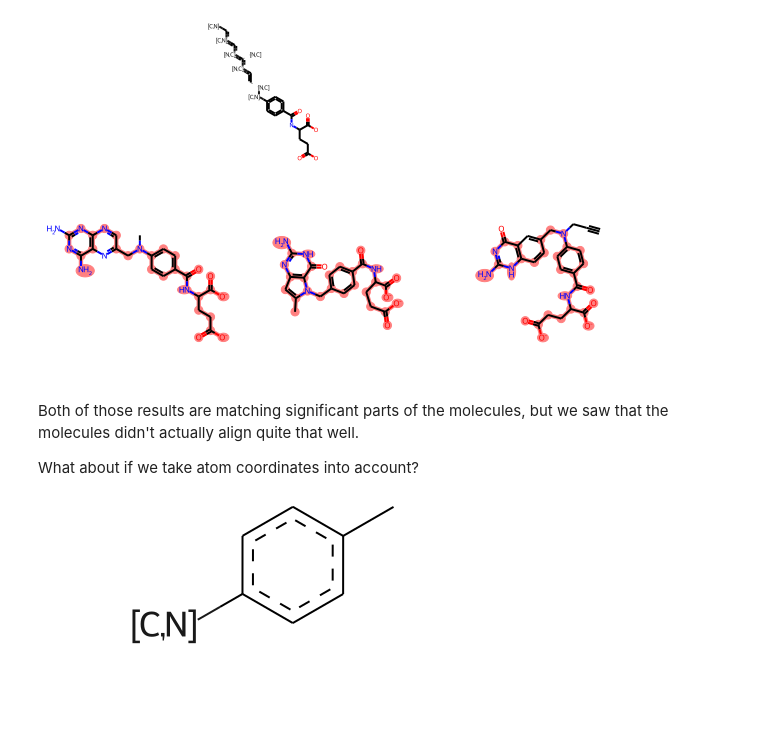
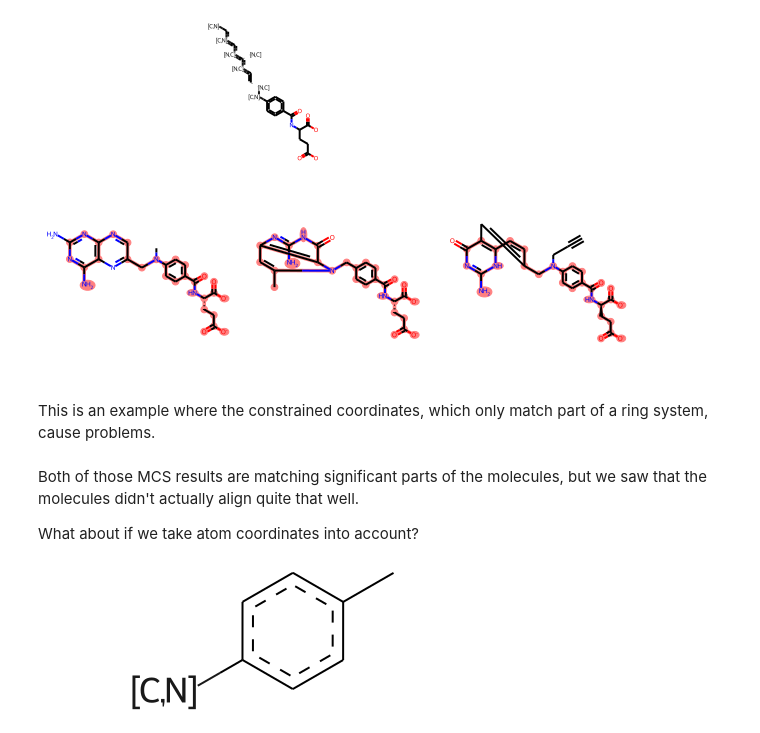
Before and after one commit to greglandrum/rdkit_blog, a Jupyter notebook: notebooks/3D MCS.ipynb, the cells around one changed output. Saved outputs shown, nothing was run; the diff lists cells and outputs as text; code cells hidden in the pictures; blank space fills up the shorter version.

```diff
--- a/notebooks/3D MCS.ipynb
+++ b/notebooks/3D MCS.ipynb
@@ -121,17 +127,22 @@ qry
 # %%
 matches = [x.GetSubstructMatch(qry) for x in ms2d]
 
 conf = Chem.Conformer(qry.GetNumAtoms())
 for i,mi in enumerate(matches[0]):
     conf.SetAtomPosition(i,ms2d[0].GetConformer().GetAtomPosition(mi))
 qry.AddConformer(conf)
+rdDepictor.SetPreferCoordGen(False) # coordgen doesn't always obey the scaffold, so switch to the RDKit coordinates
 for m in ms2d:
     rdDepictor.GenerateDepictionMatching2DStructure(m,qry)
+rdDepictor.SetPreferCoordGen(True)
+
 Draw.MolsToGridImage(ms2d,highlightAtomLists=matches)
 # %% [output]
-[figure, old version]
+[figure, new version]
+# %% [markdown]
+This is an example where the constrained coordinates, which only match part of a ring system, cause problems.
 # %% [markdown]
-Both of those results are matching significant parts of the molecules, but we saw that the molecules didn't actually align quite that well.
+Both of those MCS results are matching significant parts of the molecules, but we saw that the molecules didn't actually align quite that well.
 
 What about if we take atom coordinates into account?
 # %%
```
Also changed, not shown: parts of 13 cells of this notebook.
